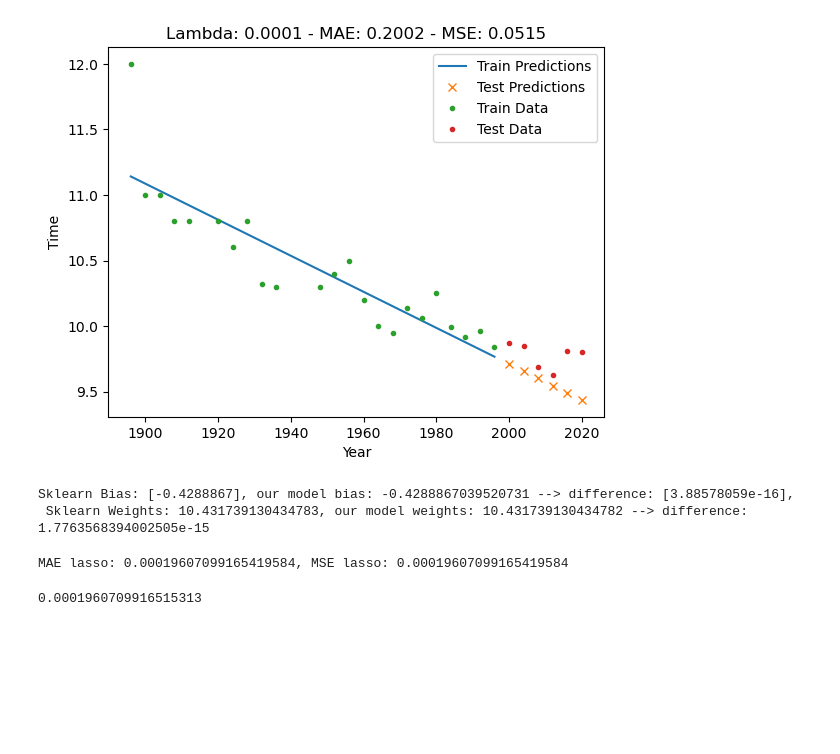
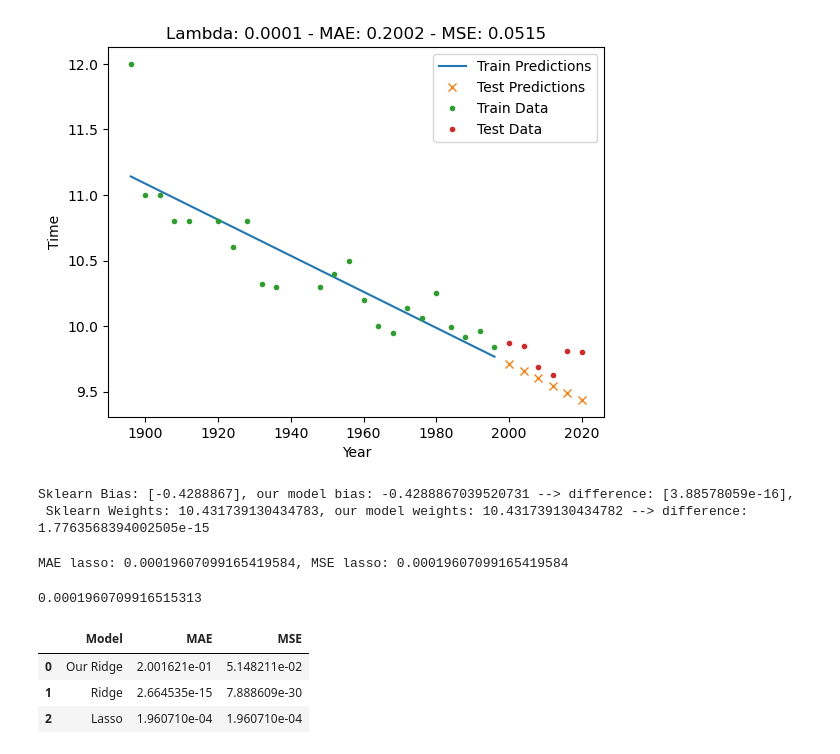
Before and after one commit to sararst/Malis, a Jupyter notebook: proj3/task2.ipynb, the cells around one changed output. Saved outputs shown, nothing was run; the diff lists cells and outputs as text; code cells hidden in the pictures; blank space fills up the shorter version.

Commit message:
metrics comparison

```diff
--- a/proj3/task2.ipynb
+++ b/proj3/task2.ipynb
@@ -126,8 +115,8 @@ sklearn_pred_test = ridge_model2.predict(X_test[:, 1].reshape(-1, 1))
 # difference between our model predicions and sklearn ones
 diff_test = pred_test - sklearn_pred_test
 
-mae_test_skl = mean_absolute_error(sklearn_pred_test, pred_test)
-mse_test_skl = mean_squared_error(sklearn_pred_test, pred_test)
+mae_skl = mean_absolute_error(sklearn_pred_test, pred_test)
+mse_skl = mean_squared_error(sklearn_pred_test, pred_test)
 # %%
 y_hat_sklearn = ridge_model2.predict(X_train[:, 1].reshape(-1, 1))
 plt.plot(X_train[:, 1]*x_std+x_mean, y_hat_sklearn, label='Train Predictions')
@@ -160,3 +149,16 @@ mae_lasso - mae_test_skl
 # %% [output]
 MAE lasso: 0.00019607099165419584, MSE lasso: 0.00019607099165419584
 0.0001960709916515313
+# %%
+# Create a DataFrame to compare the metrics
+metrics = pd.DataFrame({
+    'Model': ['Our Ridge', 'Ridge', 'Lasso'],
+    'MAE': [mae_test, mae_skl, mae_lasso],
+    'MSE': [mse_test, mse_skl, mse_lasso],
+})
+metrics
+# %% [output]
+|  | Model | MAE | MSE |
+| 0 | Our Ridge | 2.001621e-01 | 5.148211e-02 |
+| 1 | Ridge | 2.664535e-15 | 7.888609e-30 |
+| 2 | Lasso | 1.960710e-04 | 1.960710e-04 |
```
Also changed, not shown: parts of 2 cells of this notebook.
